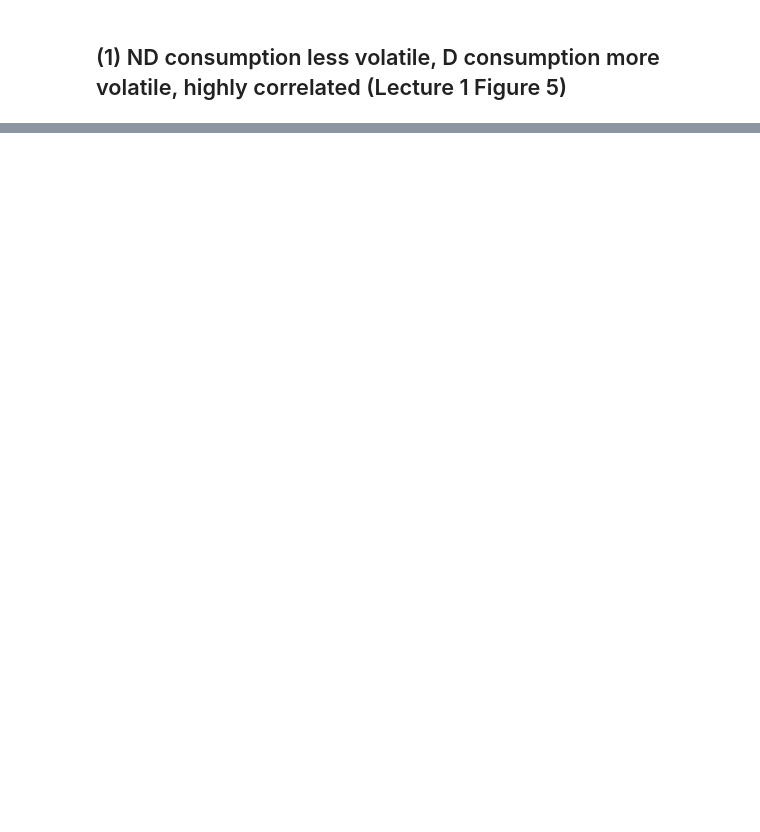
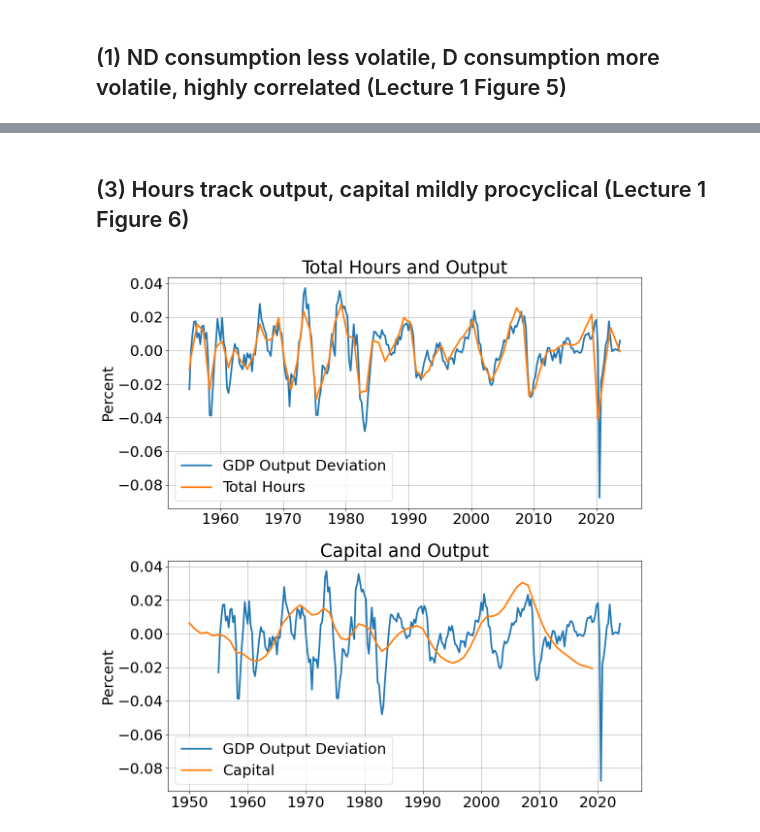
Before and after one commit to alexwellman/macrodata-wellman, a Jupyter notebook: Econ212/data_212.ipynb, the cells around one changed output, grey strips where cells are left out. Cells and saved outputs as stored; diff of their text form; code cells hidden in the pictures; blank space fills up the shorter version.

```diff
--- a/Econ212/data_212.ipynb
+++ b/Econ212/data_212.ipynb
@@ -79,5 +86,7 @@ series = data_load.get_fred_data('Q','own_def')
 # %% [markdown]
 #### Sample selection
+# %%
+capital=FredReader('RKNANPUSA666NRUG', start='1947').read()
 # %%
 series = series.loc['1954-12-31':dt.now().strftime('%Y-%m-%d')]
 series.tail()
@@ -839,0 +343,35 @@ plt.title('US 10-year Breakeven Inflation rate')
+# %% [markdown]
+## (3) Hours track output, capital mildly procyclical (Lecture 1 Figure 6)
+# %%
+# Applying the HP filter on the log of 'thours' (Total Hours) and 'y' (GDP) series
+cycle_thours, trend_thours = sm.tsa.filters.hpfilter(np.log(series['thours']), lambdahp_1600)
+cycle_y, trend_y = sm.tsa.filters.hpfilter(np.log(series['y']), lambdahp_1600)
+
+# Applying the HP filter on the log of 'capital' series
+cycle_capital, trend_capital = sm.tsa.filters.hpfilter(np.log(capital), lambdahp_1600)
+
+# Creating 2x1 subplots
+fig, axes = plt.subplots(nrows=2, ncols=1, figsize=(12, 12))
+
+# Plotting Total Hours on the first subplot
+axes[0].plot(series.index, cycle_y, label='GDP Output Deviation')
+axes[0].plot(series.index, cycle_thours, label='Total Hours')
+axes[0].legend()
+axes[0].grid(True)
+axes[0].set_ylabel('Percent')
+axes[0].set_title('Total Hours and Output')
+
+# Plotting Capital on the second subplot
+# As the data might not be of the same length, it's important to align the indices of the two series being plotted.
+# Assuming 'capital' has its own datetime index that aligns with 'series' index for corresponding dates.
+axes[1].plot(series.index, cycle_y, label='GDP Output Deviation')  # Reusing cycle_y as it's the same GDP data
+axes[1].plot(capital.index, cycle_capital, label='Capital')
+axes[1].legend()
+axes[1].grid(True)
+axes[1].set_ylabel('Percent')
+axes[1].set_title('Capital and Output')
+
+# Adjusts the subplots to fit into the figure area.
+plt.tight_layout()
+# %% [output]
+[figure, added]
```
Also changed, not shown: parts of 131 cells of this notebook, 4 other files.
